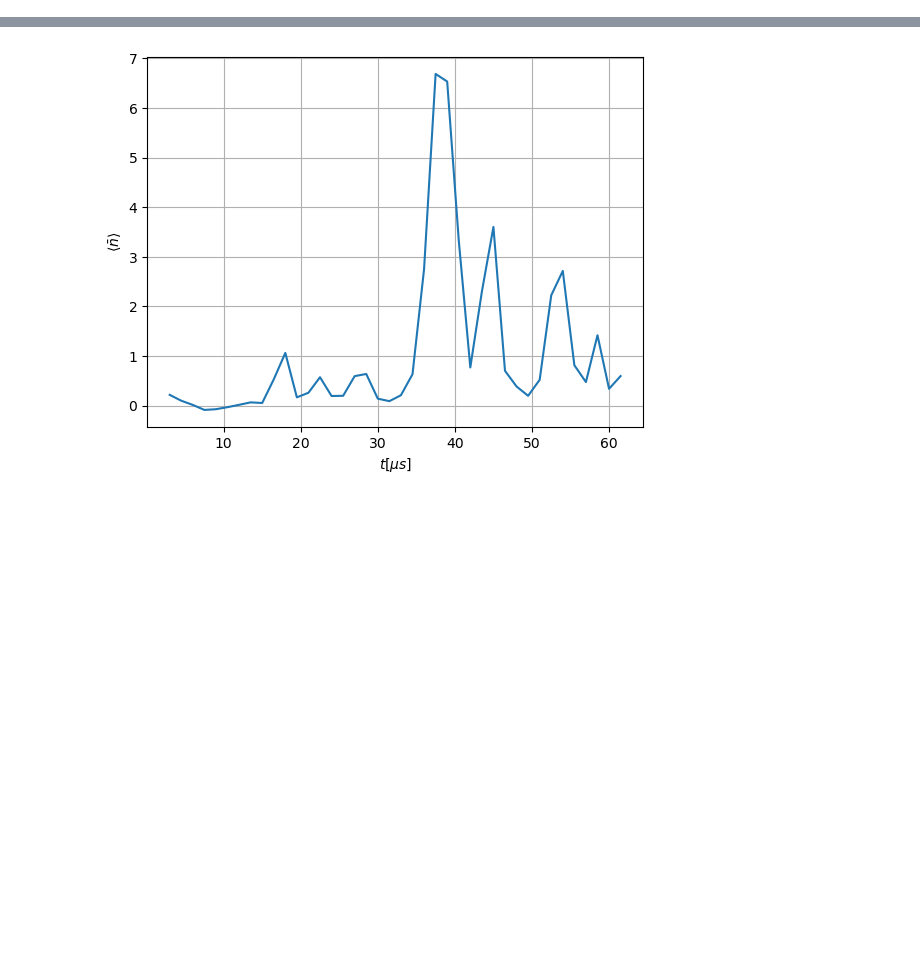
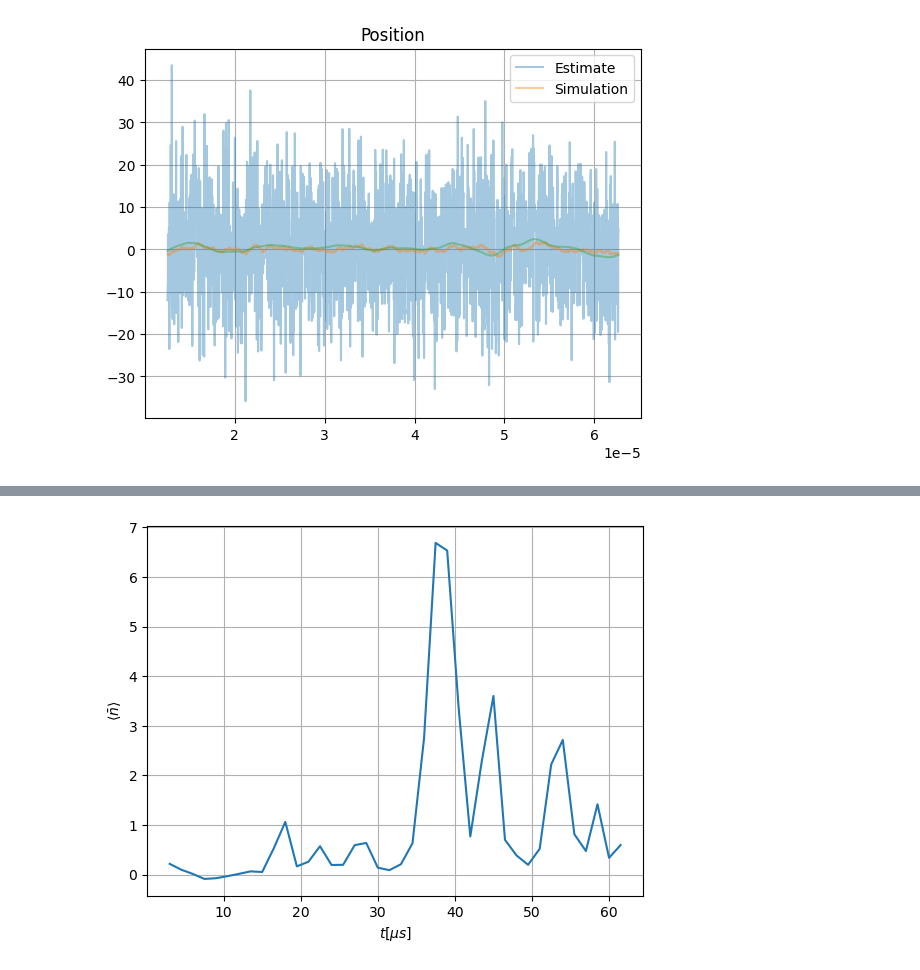
Before and after one commit to QuantumAdventures/single-photons, a Jupyter notebook: notebooks/4.1 Control Cavity Simulation Numba.ipynb, the cells around one changed output, grey strips where cells are left out. Saved outputs shown, nothing was run; the diff lists cells and outputs as text; code cells hidden in the pictures; blank space fills up the shorter version.

```diff
--- a/notebooks/4.1 Control Cavity Simulation Numba.ipynb
+++ b/notebooks/4.1 Control Cavity Simulation Numba.ipynb
@@ -183,3 +168,20 @@ def compute_phonons(estimations, cov_matrix, step=100):
         second_moments = sampled_cov_matrix[i]+np.power(averaged,2)
         phonons[i-1] = np.trace(second_moments)/4-0.5
     return phonons
+# %%
+plt.close("all")
+fig1 = plt.Figure()
+plt.title("Position")
+plt.plot(t[int(1/5*t.shape[0]):], measured_states[int(1/5*t.shape[0]):], alpha = 0.4)
+plt.plot(t[int(1/5*t.shape[0]):], estimated_states[int(1/5*t.shape[0]):, 2], alpha = 0.4)
+plt.plot(t[int(1/5*t.shape[0]):], new_states[int(1/5*t.shape[0]):, 2],alpha = 0.4)
+#plt.plot(t[int(1/5*t.shape[0]):], new_states[int(1/5*t.shape[0]):, 3],alpha = 0.4)
+#plt.plot(2*[pulse_center*np.diff(t)[0]], [min(estimated_states[int(1/5*t.shape[0]):, 2]),max(estimated_states[int(1/5*t.shape[0]):, 2])],alpha = 0.3,color = 'red')
+C = max(controls[int(1/5*t.shape[0]):])/max(measured_states[int(1/5*t.shape[0]):])
+controls = [x/C for x in controls]
+#plt.plot(t[int(1/5*t.shape[0]):], controls[int(1/5*t.shape[0]):], alpha = 0.3,color = 'black')
+plt.grid()
+plt.legend(["Estimate", "Simulation"],loc = 'upper right')
+plt.show()
+# %% [output]
+[figure, added]
```
Also changed, not shown: parts of 18 cells of this notebook, 8 other files.
